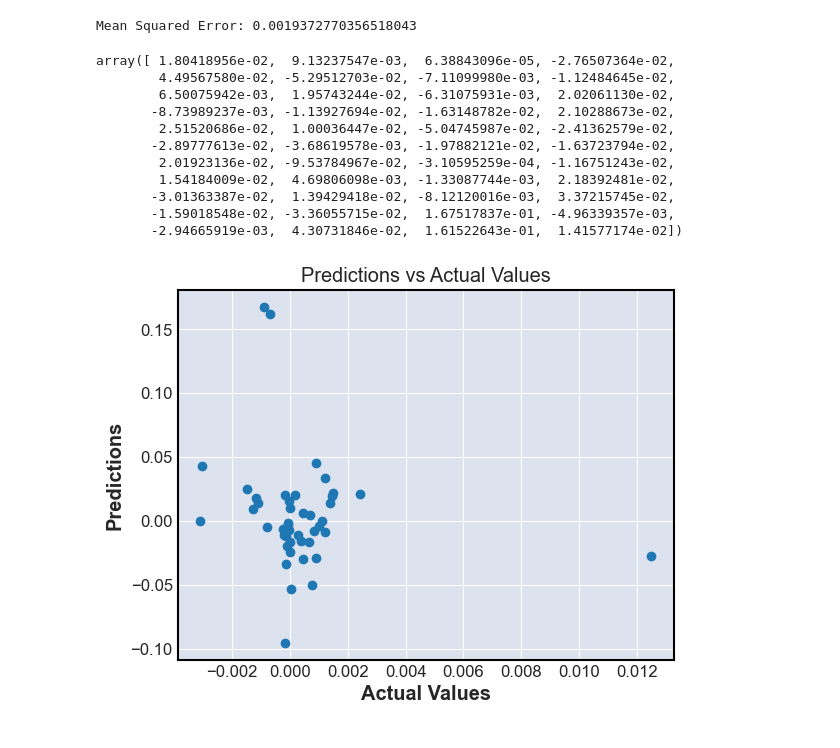
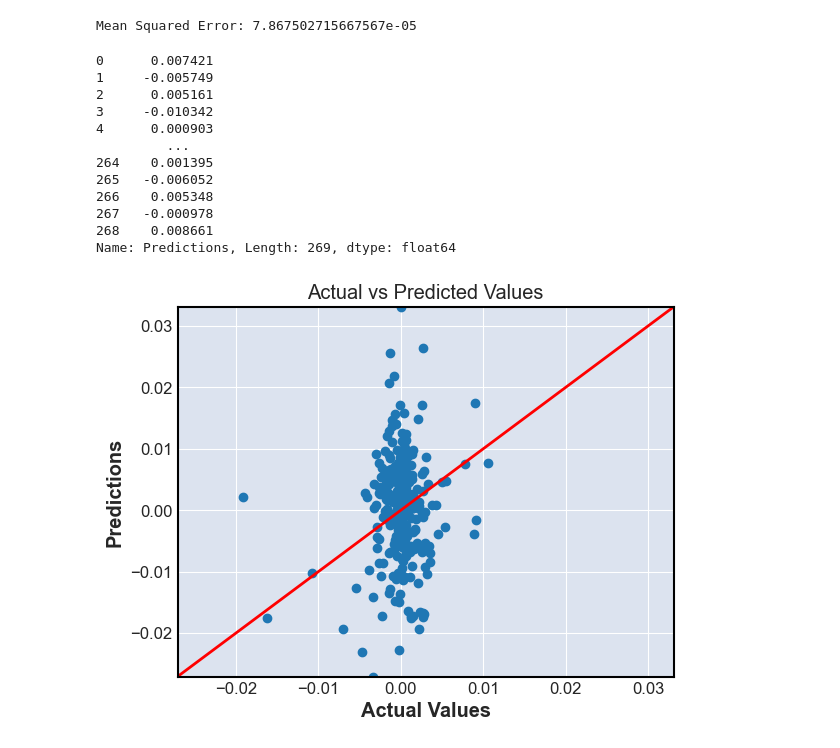
Before and after one commit to TidyMaze/finance, a Jupyter notebook: test.ipynb, the cells around one changed output. Saved outputs shown, nothing was run; the diff lists cells and outputs as text; code cells hidden in the pictures.

```diff
--- a/test.ipynb
+++ b/test.ipynb
@@ -4,11 +4,12 @@ import mplfinance as mpf
 
 btc = yf.Ticker('BTC-USD')
 
-btc_hist = btc.history(period='5d', interval='15m')
+btc_hist = btc.history(period='1mo', interval='15m')
 
 # drop the columns that are not needed
 btc_hist.drop(columns=['Dividends', 'Stock Splits'], inplace=True)
 
-latest = btc_hist
+print(len(btc_hist))
+
 btc_hist
 # %% [output]
@@ -85,5 +87,5 @@ latest
 # %%
-dataset = latest.copy()
+dataset = btc_hist.copy()
 # %%
 # find the first row index that has no NaN values. Similar to first_valid_index but return the row where all columns are not NaN
 first_row = dataset.notnull().all(axis=1).idxmax()
@@ -251,3 +251,3 @@ Name: Expected Change, Length: 216, dtype: float64
 # %%
 # split the dataset into training and testing sets
-X_train, X_test, Y_train, Y_test = train_test_split(X, Y, test_size=0.2, random_state=42)
+X_train, X_test, Y_train, Y_test = train_test_split(X, Y, test_size=0.1, random_state=42)
@@ -339,0 +306,19 @@ MLPRegressor(early_stopping=True, hidden_layer_sizes=(100, 100, 100),
+# %%
+# now the same process but with a neural network (use MLPRegressor)
+from sklearn.neural_network import MLPRegressor
+
+# create the model
+model = MLPRegressor(hidden_layer_sizes=(20, 20), max_iter=100000, random_state=42, alpha=0.0001,
+                     learning_rate_init=0.001, learning_rate='constant', tol=1e-4, n_iter_no_change=10,
+                     validation_fraction=0.1,
+                     early_stopping=True,
+                     activation='tanh',
+                     solver='adam',
+                     verbose=0
+                     )
+
+# train the model
+model.fit(X_train_scaled, Y_train)
+
+# print number of iterations
+print(f'Number of iterations: {model.n_iter_}')
@@ -412,31 +399,41 @@ predictions = model.predict(X_test_scaled)
 mse = mean_squared_error(Y_test, predictions)
 print(f'Mean Squared Error: {mse}')
 
-predictions
+pd.Series(predictions, name='Predictions')
 # %% [output]
-Mean Squared Error: 0.0019372770356518043
+Mean Squared Error: 7.867502715667567e-05
-array([ 1.80418956e-02,  9.13237547e-03,  6.38843096e-05, -2.76507364e-02,
-        4.49567580e-02, -5.29512703e-02, -7.11099980e-03, -1.12484645e-02,
-        6.50075942e-03,  1.95743244e-02, -6.31075931e-03,  2.02061130e-02,
-       -8.73989237e-03, -1.13927694e-02, -1.63148782e-02,  2.10288673e-02,
-        2.51520686e-02,  1.00036447e-02, -5.04745987e-02, -2.41362579e-02,
-       -2.89777613e-02, -3.68619578e-03, -1.97882121e-02, -1.63723794e-02,
-        2.01923136e-02, -9.53784967e-02, -3.10595259e-04, -1.16751243e-02,
-        1.54184009e-02,  4.69806098e-03, -1.33087744e-03,  2.18392481e-02,
-       -3.01363387e-02,  1.39429418e-02, -8.12120016e-03,  3.37215745e-02,
-       -1.59018548e-02, -3.36055715e-02,  1.67517837e-01, -4.96339357e-03,
-       -2.94665919e-03,  4.30731846e-02,  1.61522643e-01,  1.41577174e-02])
+0      0.007421
+1     -0.005749
+2      0.005161
+3     -0.010342
+4      0.000903
+         ...
+264    0.001395
+265   -0.006052
+266    0.005348
+267   -0.000978
+268    0.008661
+Name: Predictions, Length: 269, dtype: float64
 # %%
-# plot the predictions vs the actual values as a scatter plot
+# plot the predictions vs the actual values as a scatter plot. Use the same scale for both axes.
 import matplotlib.pyplot as plt
 
 assert len(Y_test) == len(predictions)
 
 plt.scatter(Y_test, predictions)
 plt.xlabel('Actual Values')
 plt.ylabel('Predictions')
-plt.title('Predictions vs Actual Values')
+plt.title('Actual vs Predicted Values')
+
+global_min = min(min(Y_test), min(predictions))
+global_max = max(max(Y_test), max(predictions))
+
+plt.xlim(global_min, global_max)
+plt.ylim(global_min, global_max)
+
+plt.plot([global_min, global_max], [global_min, global_max], color='red')
+
 plt.show()
 # %% [output]
-[figure, old version]
+[figure, new version]
 # %%
```
Also changed, not shown: parts of 32 cells of this notebook, 1 other file.
